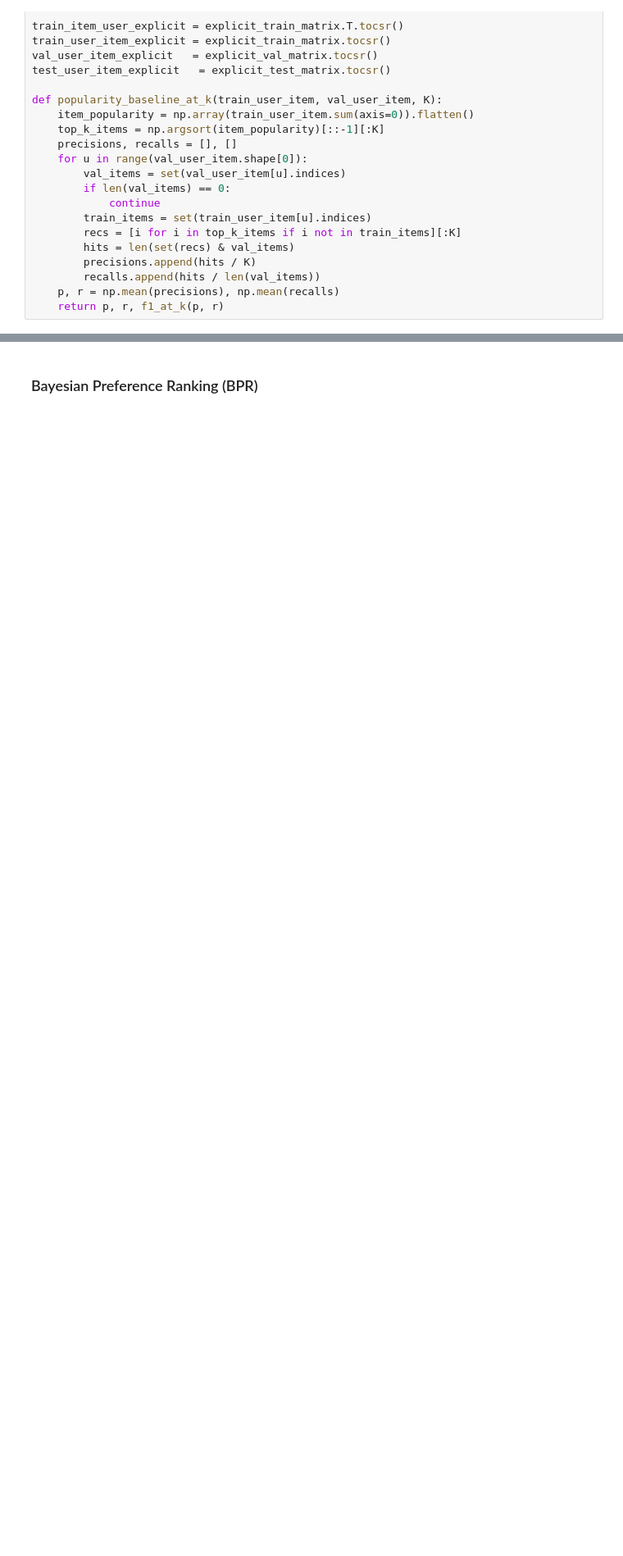
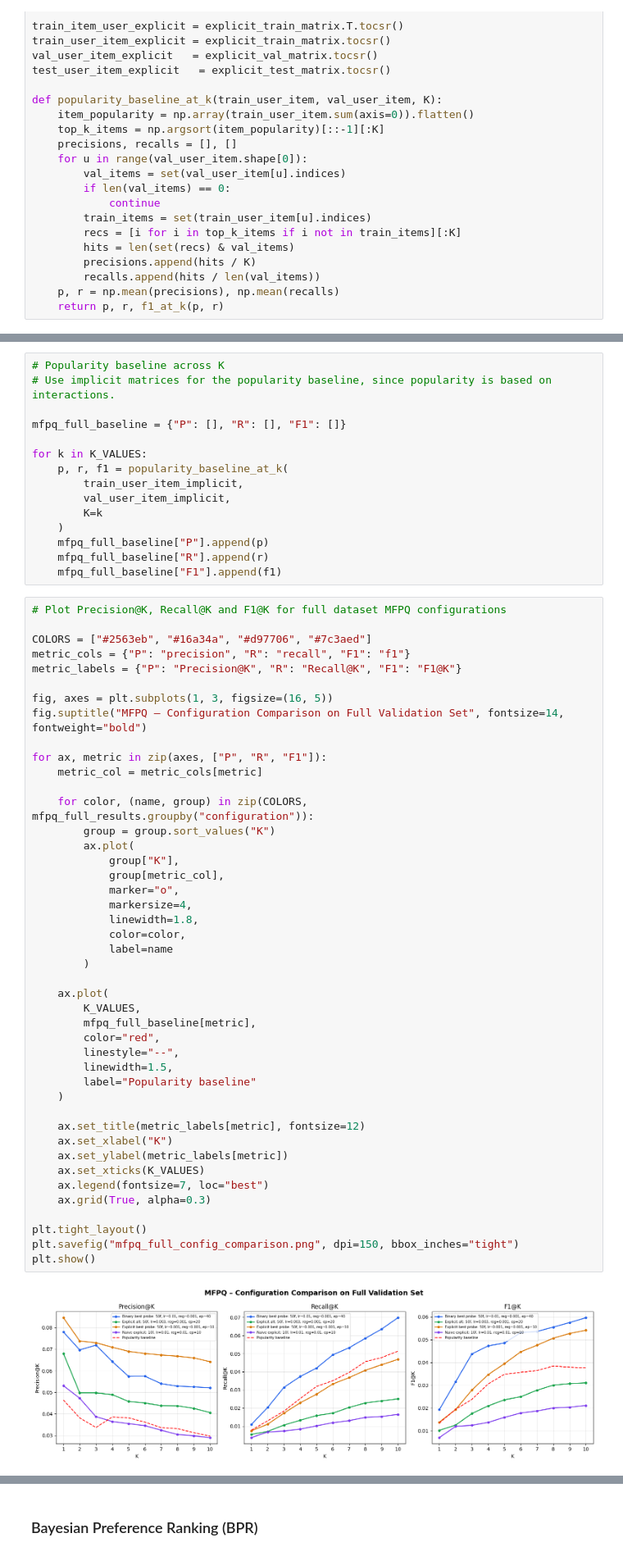
Before and after one commit to arodzina/TACD_project, a Jupyter notebook: data_preparation.ipynb, the cells around one changed output, grey strips where cells are left out. Shown at 82% size. Cells and saved outputs as stored; diff of their text form; blank space fills up the shorter version.

```diff
--- a/data_preparation.ipynb
+++ b/data_preparation.ipynb
@@ -1939,0 +2963,61 @@ def popularity_baseline_at_k(train_user_item, val_user_item, K):
+# %%
+# Popularity baseline across K
+# Use implicit matrices for the popularity baseline, since popularity is based on interactions.
+
+mfpq_full_baseline = {"P": [], "R": [], "F1": []}
+
+for k in K_VALUES:
+    p, r, f1 = popularity_baseline_at_k(
+        train_user_item_implicit,
+        val_user_item_implicit,
+        K=k
+    )
+    mfpq_full_baseline["P"].append(p)
+    mfpq_full_baseline["R"].append(r)
+    mfpq_full_baseline["F1"].append(f1)
+# %%
+# Plot Precision@K, Recall@K and F1@K for full dataset MFPQ configurations
+
+COLORS = ["#2563eb", "#16a34a", "#d97706", "#7c3aed"]
+metric_cols = {"P": "precision", "R": "recall", "F1": "f1"}
+metric_labels = {"P": "Precision@K", "R": "Recall@K", "F1": "F1@K"}
+
+fig, axes = plt.subplots(1, 3, figsize=(16, 5))
+fig.suptitle("MFPQ – Configuration Comparison on Full Validation Set", fontsize=14, fontweight="bold")
+
+for ax, metric in zip(axes, ["P", "R", "F1"]):
+    metric_col = metric_cols[metric]
+
+    for color, (name, group) in zip(COLORS, mfpq_full_results.groupby("configuration")):
+        group = group.sort_values("K")
+        ax.plot(
+            group["K"],
+            group[metric_col],
+            marker="o",
+            markersize=4,
+            linewidth=1.8,
+            color=color,
+            label=name
+        )
+
+    ax.plot(
+        K_VALUES,
+        mfpq_full_baseline[metric],
+        color="red",
+        linestyle="--",
+        linewidth=1.5,
+        label="Popularity baseline"
+    )
+
+    ax.set_title(metric_labels[metric], fontsize=12)
+    ax.set_xlabel("K")
+    ax.set_ylabel(metric_labels[metric])
+    ax.set_xticks(K_VALUES)
+    ax.legend(fontsize=7, loc="best")
+    ax.grid(True, alpha=0.3)
+
+plt.tight_layout()
+plt.savefig("mfpq_full_config_comparison.png", dpi=150, bbox_inches="tight")
+plt.show()
+# %% [output]
+[figure, added]
```
Also changed, not shown: parts of 54 cells of this notebook.
